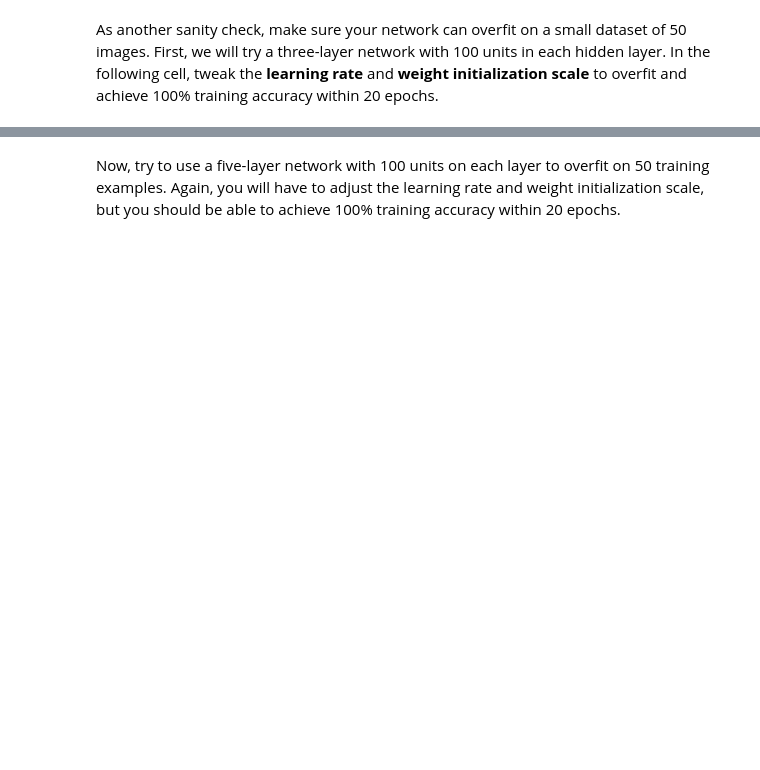
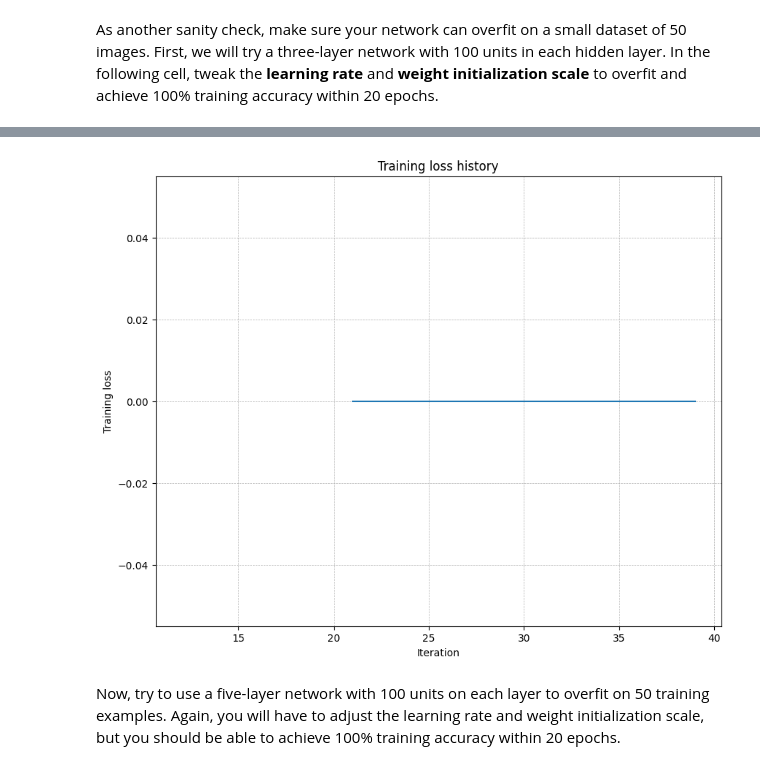
Before and after one commit to Chia202/CS231n, a Jupyter notebook: assignment2/FullyConnectedNets.ipynb, the cells around one changed output, grey strips where cells are left out. Saved outputs shown, nothing was run; the diff lists cells and outputs as text; code cells hidden in the pictures; blank space fills up the shorter version.

Commit message:
Implement the Fully Connected Networks in Assignment 2
	Now we can make the fully connected network arbitary deep.
	Remark that the initial weight is important when initialze
	a network.

```diff
--- a/assignment2/FullyConnectedNets.ipynb
+++ b/assignment2/FullyConnectedNets.ipynb
@@ -103,13 +127,14 @@ small_data = {
   "y_val": data["y_val"],
 }
 
-weight_scale = 1e-2   # Experiment with this!
-learning_rate = 1e-4  # Experiment with this!
+weight_scale = 10  # Experiment with this!
+learning_rate = 1e-5  # Experiment with this!
 model = FullyConnectedNet(
     [100, 100],
     weight_scale=weight_scale,
     dtype=np.float64
 )
+param1 = model.params
 solver = Solver(
     model,
     small_data,
@@ -120,6 +145,10 @@ solver = Solver(
     optim_config={"learning_rate": learning_rate},
 )
 solver.train()
+param2 = model.params
+# for k, v1 in param1.items():
+#     v2 = param2[k]
+#     print(f'key = {k}, v1 - v2 = {np.sum(v1 - v2)}')
 
 plt.plot(solver.loss_history)
 plt.title("Training loss history")
@@ -127,3 +156,4 @@ plt.xlabel("Iteration")
 plt.ylabel("Training loss")
 plt.grid(linestyle='--', linewidth=0.5)
 plt.show()
+# %% [output]
@@ -130,3 +177,4 @@ plt.show()
+[figure, added]
 # %% [markdown]
 Now, try to use a five-layer network with 100 units on each layer to overfit on 50 training examples. Again, you will have to adjust the learning rate and weight initialization scale, but you should be able to achieve 100% training accuracy within 20 epochs.
 # %%
```
Also changed, not shown: parts of 6 cells of this notebook, 5 other files.
